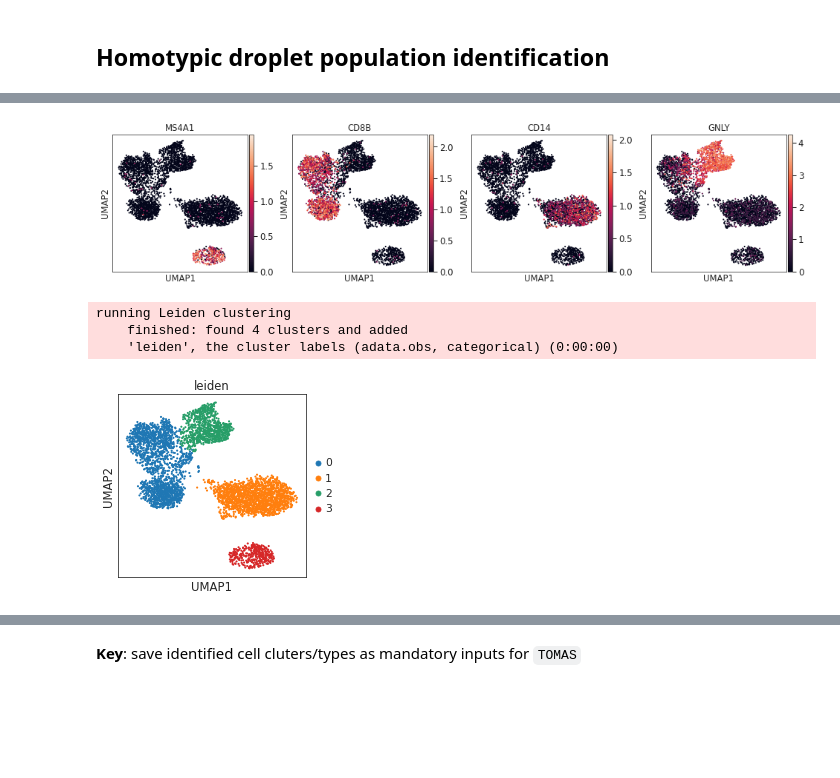
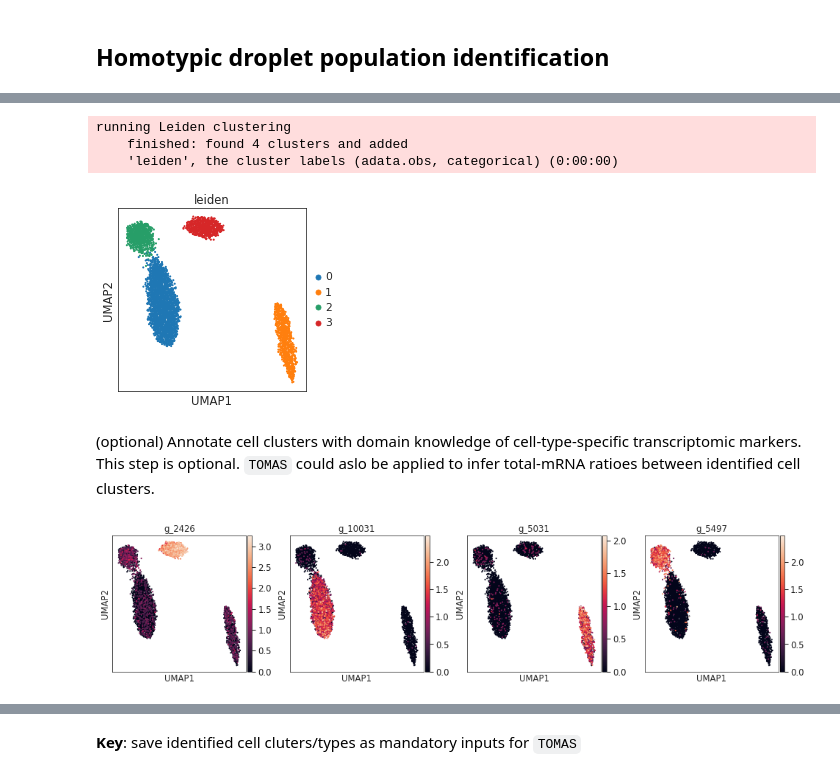
Before and after one commit to QiuyuLian/TOMAS, a Jupyter notebook: docs/source/Generic_case.ipynb, the cells around one changed output, grey strips where cells are left out. Saved outputs shown, nothing was run; the diff lists cells and outputs as text; code cells hidden in the pictures; blank space fills up the shorter version.

```diff
--- a/docs/source/Generic_case.ipynb
+++ b/docs/source/Generic_case.ipynb
@@ -71,12 +77,14 @@ Markers are from the [clutering tutorial](https://scanpy-tutorials.readthedocs.i
+# %%
+sc.tl.leiden(adata_psgl, resolution=0.1)
+sc.pl.umap(adata_psgl, color=['leiden'])
+# %% [output]
+running Leiden clustering
+    finished: found 4 clusters and added
+    'leiden', the cluster labels (adata.obs, categorical) (0:00:00)
+[figure, added]
+# %% [markdown]
+(optional) Annotate cell clusters with domain knowledge of cell-type-specific transcriptomic markers. This step is optional. `TOMAS` could aslo be applied to infer total-mRNA ratioes between identified cell clusters.
 # %%
-sc.pl.umap(adata_psgl, color=['MS4A1', 'CD8B', 'CD14', 'GNLY'])
+sc.pl.umap(adata_psgl, color=['g_2426','g_10031','g_5031','g_5497'],ncols=5)
 # %% [output]
-[figure, old version]
+[figure, new version]
-# %%
-sc.tl.leiden(adata_psgl, resolution=0.12, random_state=1)
-sc.pl.umap(adata_psgl, color=['leiden'])
-# %% [output]
-running Leiden clustering
-    finished: found 4 clusters and added
-    'leiden', the cluster labels (adata.obs, categorical) (0:00:00)
-[figure, removed]
```
Also changed, not shown: parts of 38 cells of this notebook, 15 other files.
